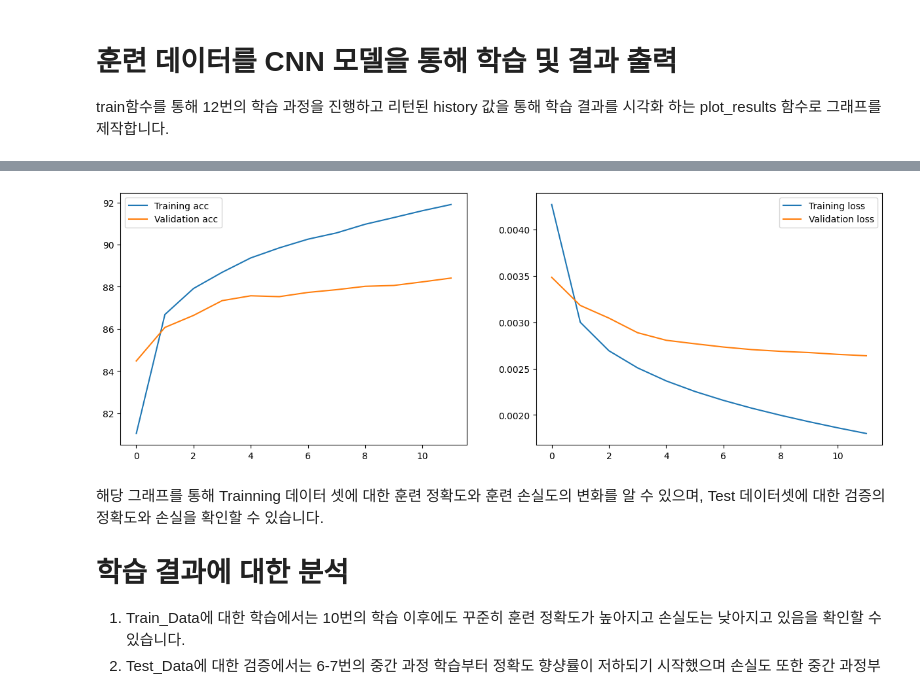
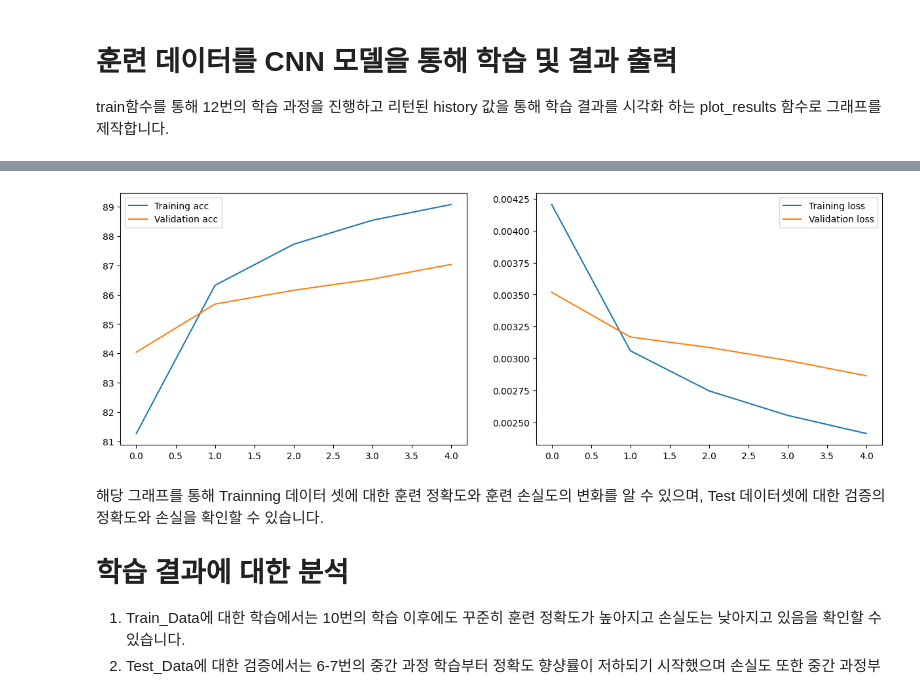
Before and after one commit to Konkuk-Univ-Glocal-Campus/introai202401-midterm-Rowol27, a Jupyter notebook: CNN-Conv.ipynb, the cells around one changed output, grey strips where cells are left out. Saved outputs shown, nothing was run; the diff lists cells and outputs as text; code cells hidden in the pictures.

```diff
--- a/CNN-Conv.ipynb
+++ b/CNN-Conv.ipynb
@@ -236,7 +254,7 @@ train함수를 통해 12번의 학습 과정을 진행하고 리턴된 history
 # 신경망 모델 net을 학습시키고 그 결과를 처리하는 과정을 보여줌
 
 # train 함수를 호출하여 신경망 모델 net을 학습시키는데 학습 데이터 로더 train_loader, 테스트 데이터 로더 test_loader를 사용하고, 총 5 에폭(epoch) 동안 학습을 수행하고 학습 과정에서 계산된 손실과 정확도 같은 통계 정보를 hist 변수에 저장
-hist = train(net,train_loader,test_loader,epochs=12)
+hist = train(net,train_loader,test_loader,epochs=5)
 
 if hist is None: # train 함수에서 반환된 hist가 None인지 확인하는데 None은 학습 과정에서 오류가 발생했거나 예외가 처리되었음을 의미할 수 있음
     print("Training did not return any history.") # 만약 hist가 None이면, "학습이 어떠한 기록도 반환하지 않았습니다."라는 메시지를 출력하는데 이는 학습 과정에서 문제가 발생했음을 사용자에게 알리는 역할
@@ -259,4 +270,4 @@ Epoch 12/12: Train Loss: 0.0018, Train Acc: 91.90%, Test Loss: 0.0026, Test Acc:
-[figure, old version]
+[figure, new version]
 # %% [markdown]
 해당 그래프를 통해 Trainning 데이터 셋에 대한 훈련 정확도와 훈련 손실도의 변화를 알 수 있으며, Test 데이터셋에 대한 검증의 정확도와 손실을 확인할 수 있습니다.
 
```
Also changed, not shown: parts of 5 cells of this notebook.
